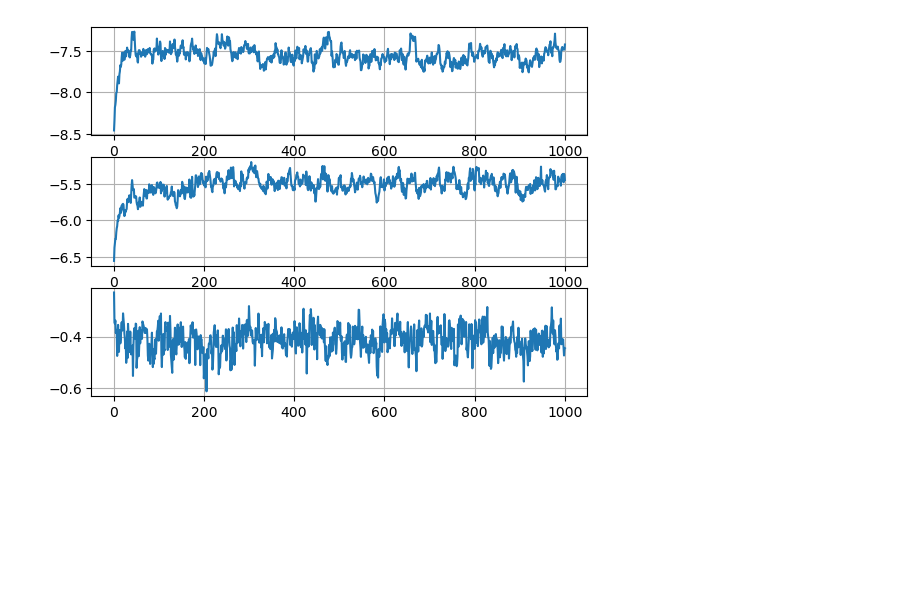
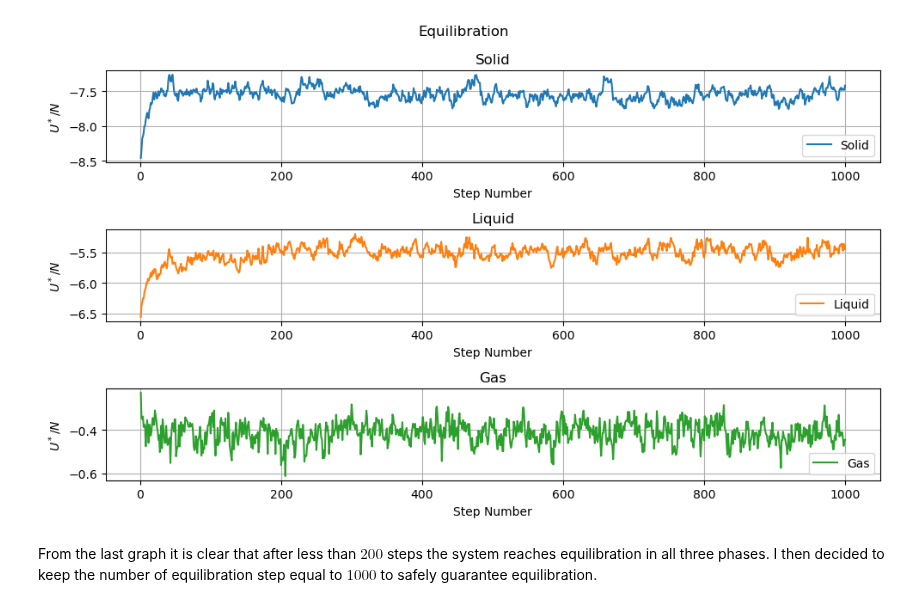
Before and after one commit to YggdrasilUrthr/NSL, a Jupyter notebook: Lab7/Lab7.ipynb, the cells around one changed output. Cells and saved outputs as stored; diff of their text form; code cells hidden in the pictures; blank space fills up the shorter version.

```diff
--- a/Lab7/Lab7.ipynb
+++ b/Lab7/Lab7.ipynb
@@ -10,19 +28,28 @@ phases_path = [phase + "/" for phase in phases]
 # %%
-# Temperature is already eq'd with Metropolis algorithm => analyse epot equilibration
+# Temperature is already eq'd in NVT => analyse epot equilibration
 
 eq_path = csv_path + "NonEq/"
 eq_directories = map(os.fsencode, [eq_path + phase for phase in phases_path])
 
 for idx, directory in enumerate(eq_directories):
 
     plt.subplot(3, 1, idx + 1)
     plt.grid(True)
 
     filename = "output_epot.dat"
     eq_data = np.loadtxt(os.fsdecode(directory) + filename)
 
-    plt.plot(eq_data[:, 0], eq_data[:, 1])
+    plt.plot(eq_data[:, 0], eq_data[:, 1], color = colors[idx], label = phases[idx])
+    plt.xlabel("Step Number")
+    plt.ylabel(r"$U^*/N$")
+    plt.title(phases[idx])
+    plt.legend()
 
+plt.gcf().suptitle("Equilibration")
+plt.gcf().set_size_inches(10, 6)
+plt.tight_layout()
 plt.show()
 # %% [output]
-[figure, old version]
+[figure, new version]
+# %% [markdown]
+From the last graph it is clear that after less than $200$ steps the system reaches equilibration in all three phases. I then decided to keep the number of equilibration step equal to $1000$ to safely guarantee equilibration.
```
Also changed, not shown: parts of 21 cells of this notebook, 4 other files.
